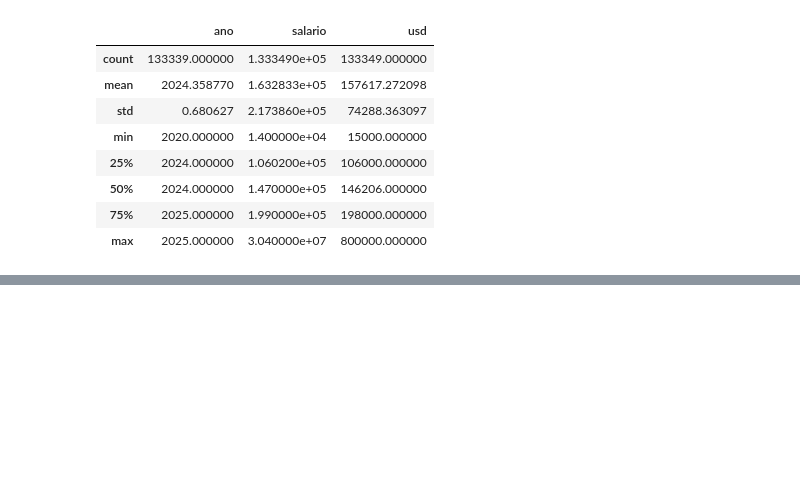
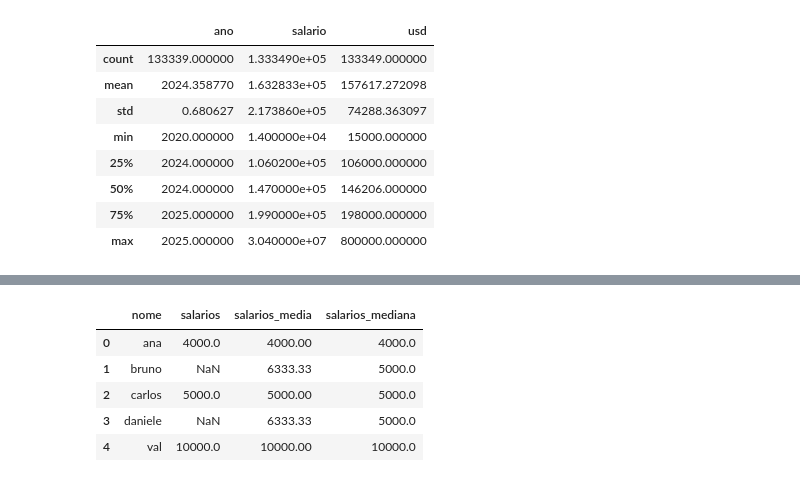
Before and after one commit to GustavoSantosM/Dados_com_Python, a Jupyter notebook: Dados_com_Python.ipynb, the cells around one changed output, grey strips where cells are left out. Saved outputs shown, nothing was run; the diff lists cells and outputs as text; code cells hidden in the pictures; blank space fills up the shorter version.

```diff
--- a/Dados_com_Python.ipynb
+++ b/Dados_com_Python.ipynb
@@ -222,0 +286,20 @@ df.describe()
+# %%
+import numpy as np
+
+df_salarios = pd.DataFrame({
+  'nome': ["ana", "bruno", "carlos","daniele", "val"],
+  'salarios': [4000, np.nan, 5000,np.nan, 10000]
+})
+
+df_salarios['salarios_media'] = df_salarios['salarios'].fillna(df_salarios['salarios'].mean().round(2))
+
+df_salarios['salarios_mediana'] = df_salarios['salarios'].fillna(df_salarios['salarios'].median())
+
+df_salarios
+# %% [output]
+|  | nome | salarios | salarios_media | salarios_mediana |
+| 0 | ana | 4000.0 | 4000.00 | 4000.0 |
+| 1 | bruno | NaN | 6333.33 | 5000.0 |
+| 2 | carlos | 5000.0 | 5000.00 | 5000.0 |
+| 3 | daniele | NaN | 6333.33 | 5000.0 |
+| 4 | val | 10000.0 | 10000.00 | 10000.0 |
```
Also changed, not shown: parts of 17 cells of this notebook.
